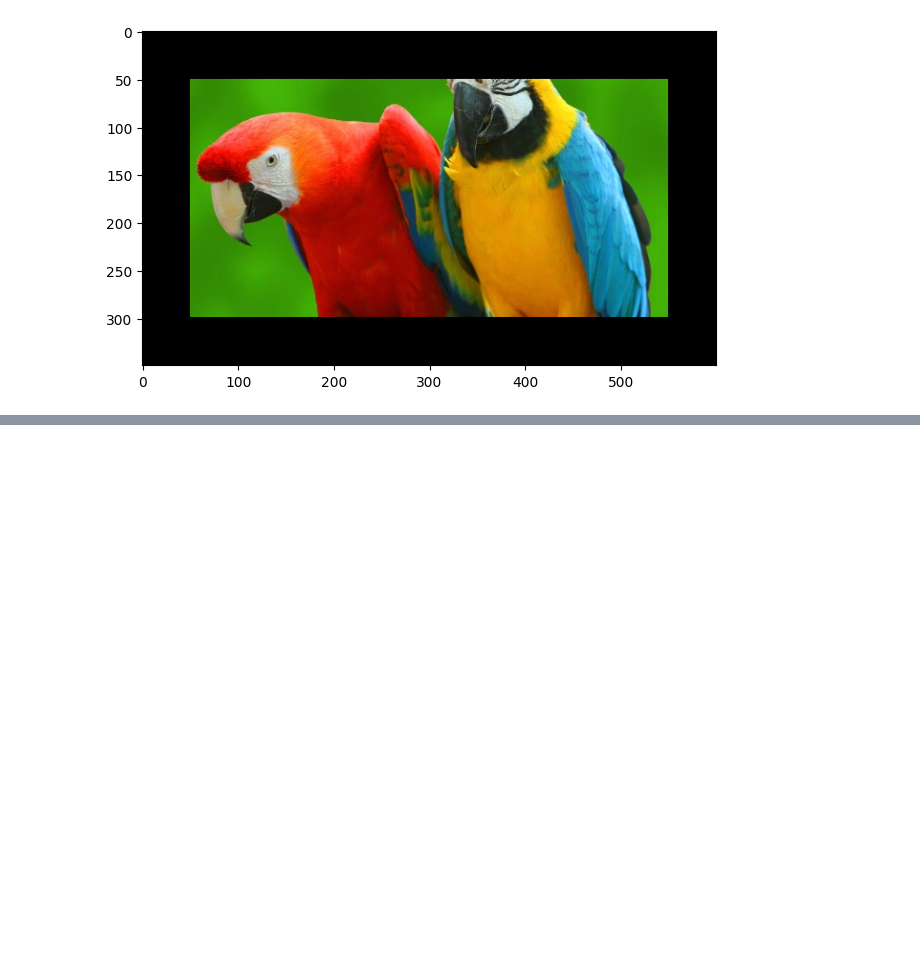
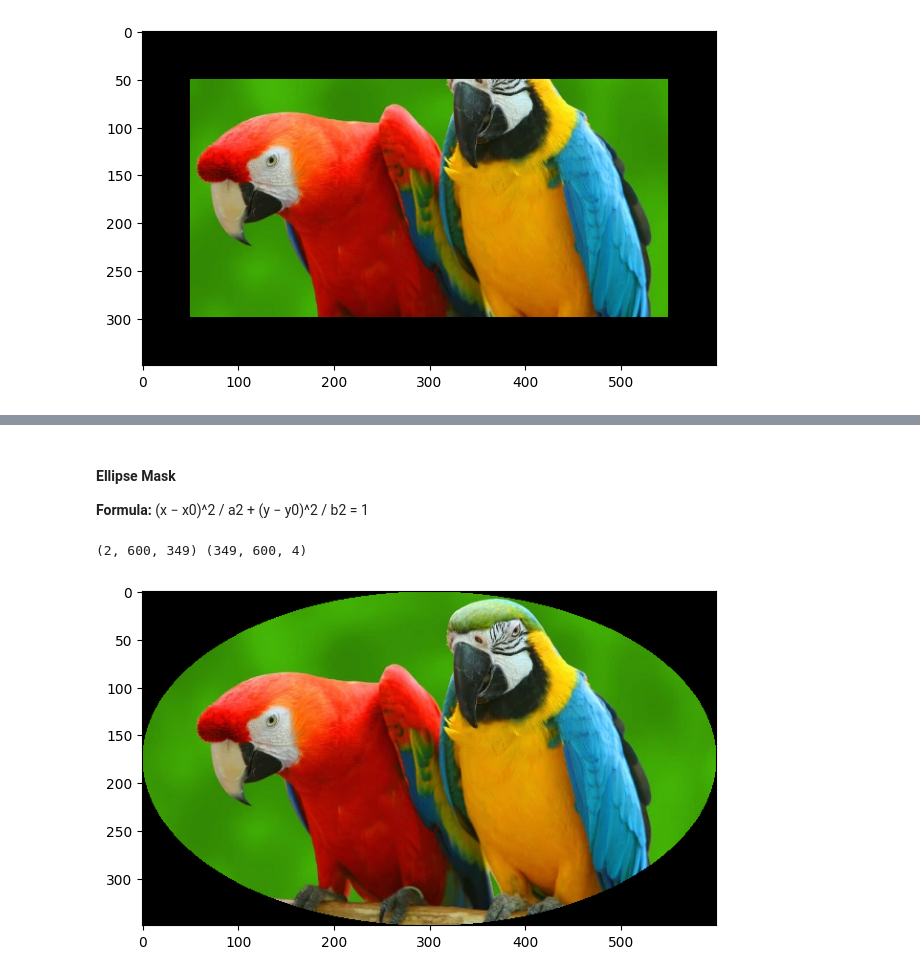
Before and after one commit to SajagAcharyaMasters/CC7182NI-Classes, a Jupyter notebook: Week 5/W5 - Numpy & Matplotlib.ipynb, the cells around one changed output, grey strips where cells are left out. Saved outputs shown, nothing was run; the diff lists cells and outputs as text; code cells hidden in the pictures; blank space fills up the shorter version.

```diff
--- a/Week 5/W5 - Numpy & Matplotlib.ipynb
+++ b/Week 5/W5 - Numpy & Matplotlib.ipynb
@@ -419,0 +567,21 @@ plt.show()
+# %% [markdown]
+#### Ellipse Mask
+**Formula:** (x − x0)^2 / a2 + (y − y0)^2 / b2 = 1
+# %%
+import matplotlib.pyplot as plt
+img = plt.imread('parrots.PNG')
+fig, ax = plt.subplots(layout='tight')
+h,w = img.shape[:2]
+y, x = np.indices((h, w))
+# Same concept as
+# x, y = np.arange(w), np.arange(h).reshape(h, 1)
+x0, y0 = w/2, h/2
+# Compute the ellipse equation and take the invalid values (The mask will cover outside the ellipse)
+ellipse_mask = ((x - x0)**2 / x0**2 + (y - y0)**2 / y0**2) > 1
+# Apply
+img[ellipse_mask] = [0,0,0,1]
+ax.imshow(img)
+plt.show()
+# %% [output]
+(2, 600, 349) (349, 600, 4)
+[figure, added]
```
Also changed, not shown: parts of 28 cells of this notebook.
